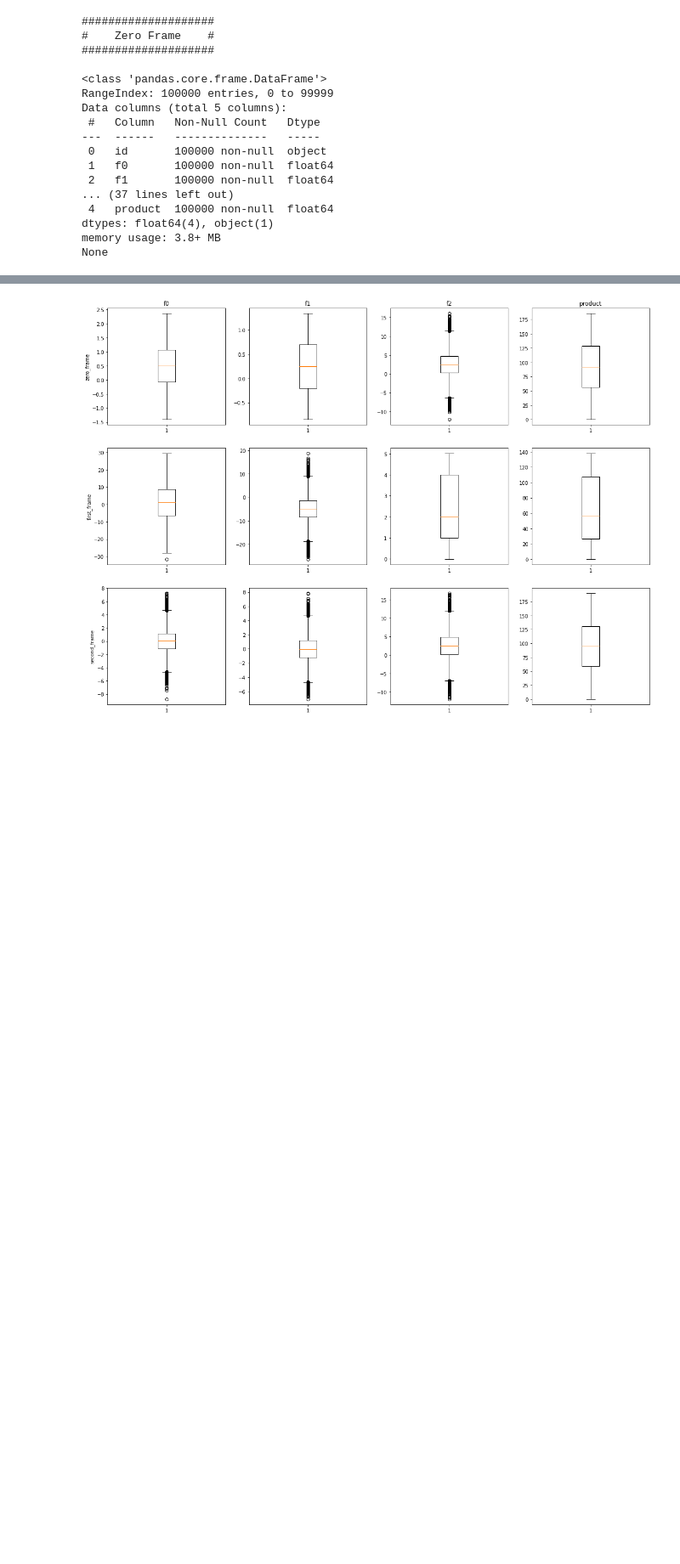
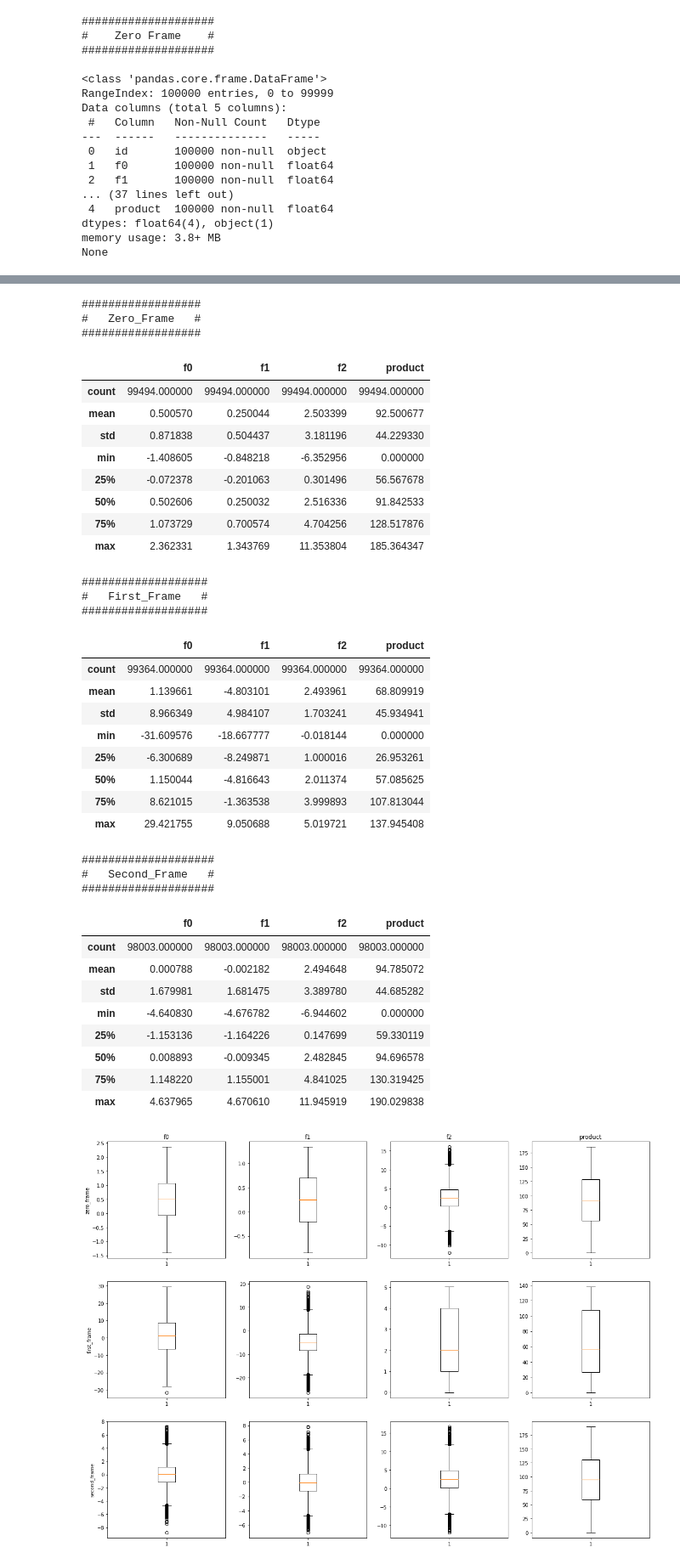
Before and after one commit to Stuksus/Profit-prediction-upon-oil, a Jupyter notebook: oil.ipynb, the cells around one changed output, grey strips where cells are left out. Shown: that part at 85% size. Drawn from its saved outputs; the diff is of its cells as text; code cells hidden in the pictures; blank space fills up the shorter version.

```diff
--- a/oil.ipynb
+++ b/oil.ipynb
@@ -78,0 +33,35 @@ display(second_frame.head())
+# %%
+def display_info(isFrame,**kwargs):
+    """Функция структурированного вывода переданной информации
+
+    Формат оглавления ключа:
+        #################
+        #   Имя_Ключа   #
+        #################
+    """
+    # Воспользуемся display,если передается фрейм и print, если передаются отсальные типы
+    if isFrame:
+        out_func = display
+    else:
+        out_func = print
+
+    # Обработаем все переданные параметры с их ключами
+    for frame_name, args in kwargs.items():
+        # Создадим строку с названием обрабатываемого ключа
+        name_string = "#   "+ str(frame_name) + "   #"
+        # Измерим длину получившегося названия, чтобы в дальнейшем создать окантовку для него
+        len_label = len(name_string)
+
+        # Выведем оглавление согласну формату указанному в описании
+        print("#"*len_label)
+        print(name_string)
+        print("#"*len_label)
+        print()
+
+        #обработаем и выведем параметры переданные для вывода
+        for info_string,element in args.items():
+            if not info_string:
+                out_func(element)
+            else:
+                out_func(info_string,element)
+        print()
@@ -208,3 +162,45 @@ display(second_frame.describe())
+# %%
+display_info(True,
+             Zero_Frame = {'':zero_frame.describe()},
+             First_Frame = {'':first_frame.describe()},
+             Second_Frame = {'':second_frame.describe()})
+# %% [output]
+##################
+#   Zero_Frame   #
+##################
+|  | f0 | f1 | f2 | product |
+| count | 99494.000000 | 99494.000000 | 99494.000000 | 99494.000000 |
+| mean | 0.500570 | 0.250044 | 2.503399 | 92.500677 |
+| std | 0.871838 | 0.504437 | 3.181196 | 44.229330 |
+| min | -1.408605 | -0.848218 | -6.352956 | 0.000000 |
+| 25% | -0.072378 | -0.201063 | 0.301496 | 56.567678 |
+| 50% | 0.502606 | 0.250032 | 2.516336 | 91.842533 |
+| 75% | 1.073729 | 0.700574 | 4.704256 | 128.517876 |
+| max | 2.362331 | 1.343769 | 11.353804 | 185.364347 |
+###################
+#   First_Frame   #
+###################
+|  | f0 | f1 | f2 | product |
+| count | 99364.000000 | 99364.000000 | 99364.000000 | 99364.000000 |
+| mean | 1.139661 | -4.803101 | 2.493961 | 68.809919 |
+| std | 8.966349 | 4.984107 | 1.703241 | 45.934941 |
+| min | -31.609576 | -18.667777 | -0.018144 | 0.000000 |
+| 25% | -6.300689 | -8.249871 | 1.000016 | 26.953261 |
+| 50% | 1.150044 | -4.816643 | 2.011374 | 57.085625 |
+| 75% | 8.621015 | -1.363538 | 3.999893 | 107.813044 |
+| max | 29.421755 | 9.050688 | 5.019721 | 137.945408 |
+####################
+#   Second_Frame   #
+####################
+|  | f0 | f1 | f2 | product |
+| count | 98003.000000 | 98003.000000 | 98003.000000 | 98003.000000 |
+| mean | 0.000788 | -0.002182 | 2.494648 | 94.785072 |
+| std | 1.679981 | 1.681475 | 3.389780 | 44.685282 |
+| min | -4.640830 | -4.676782 | -6.944602 | 0.000000 |
+| 25% | -1.153136 | -1.164226 | 0.147699 | 59.330119 |
+| 50% | 0.008893 | -0.009345 | 2.482845 | 94.696578 |
+| 75% | 1.148220 | 1.155001 | 4.841025 | 130.319425 |
+| max | 4.637965 | 4.670610 | 11.945919 | 190.029838 |
 # %%
 fig,ax = plt.subplots(3,4,figsize = (20,15))
 
```
Also changed, not shown: parts of 13 cells of this notebook.
